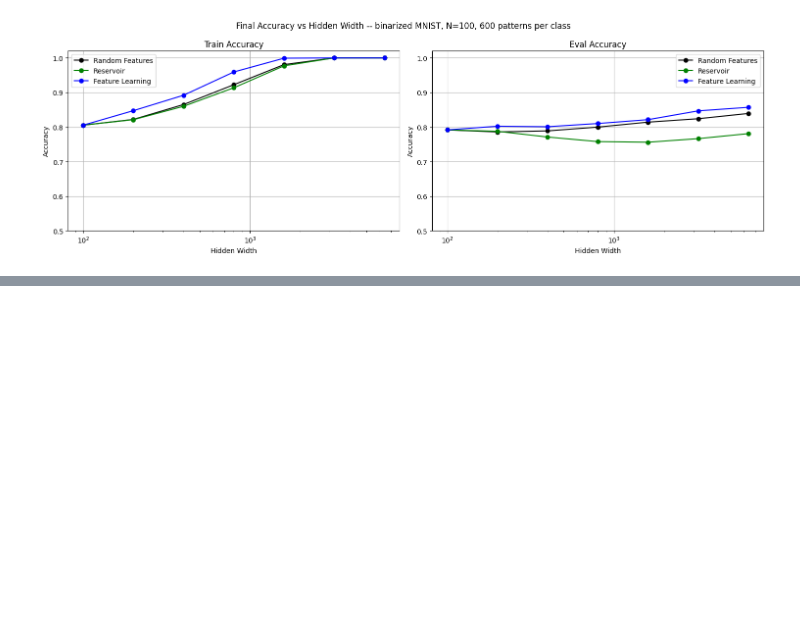
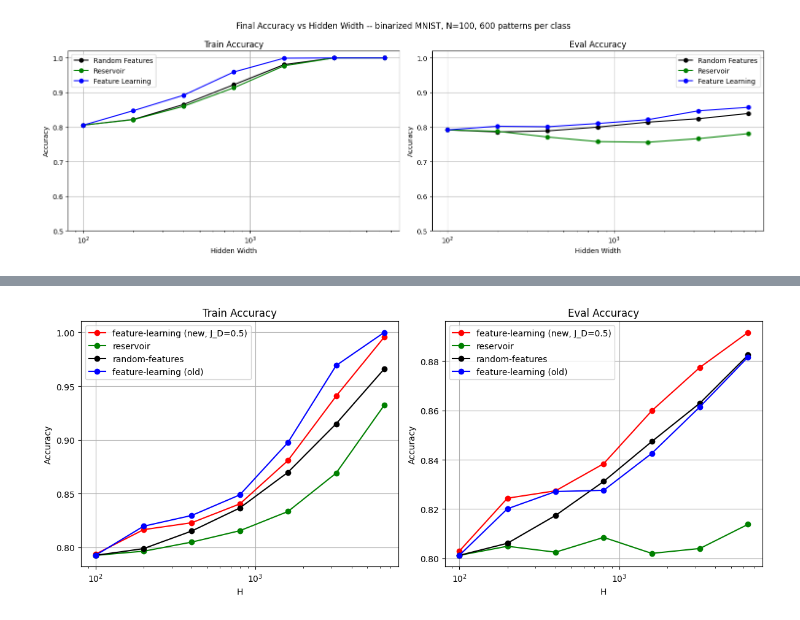
Before and after one commit to mattia-scardecchia/Biological-Learning, a Jupyter notebook: notebooks/plot.ipynb, the cells around one changed output, grey strips where cells are left out. Cells and saved outputs as stored; diff of their text form; code cells hidden in the pictures; blank space fills up the shorter version.

```diff
--- a/notebooks/plot.ipynb
+++ b/notebooks/plot.ipynb
@@ -755,0 +809,82 @@ plt.show()
+# %%
+import pandas as pd
+import matplotlib.pyplot as plt
+from matplotlib import cm
+
+# assume 'df' is already loaded with columns ['J_D','H','max_train_acc','max_eval_acc']
+P = 6000
+Hs = [100, 200, 400, 800, 1600, 3200, 6400]
+
+# — load old data —
+df_drf = pd.read_csv(
+    f"../multirun/single-layer/dynamic-features/2025-05-08-18-21-55/"
+    f"cfg:data.P={P},lambda_wback=0.0,lr=[0.0,0.0,0.1],symmetric_W=False/"
+    "grid_search_results.csv"
+)
+train_accs_drf = df_drf["max_train_acc"].values
+eval_accs_drf = df_drf["max_eval_acc"].values
+
+df_rf = pd.read_csv(
+    f"../multirun/single-layer/random-features/2025-05-08-18-25-28/"
+    f"cfg:data.P={P},init_mode=zeros,lambda_wback=0.0,lr=[0.0,0.0,0.1],"
+    "max_steps=2,symmetric_W=False/grid_search_results.csv"
+)
+train_accs_rf = df_rf["max_train_acc"].values
+eval_accs_rf = df_rf["max_eval_acc"].values
+
+df_fl = pd.read_csv(
+    f"../multirun/single-layer/feature-learning/2025-05-08-19-25-04/cfg:data.P={P},lambda_wback=1.0,lr=[0.03,0.0,0.1],symmetric_W=buggy/grid_search_results.csv"
+)
+train_accs_fl = df_fl["max_train_acc"].values
+eval_accs_fl = df_fl["max_eval_acc"].values
+
+# — select which J_D curves to plot —
+selected_jds = [0.5]
+colors = ["red", "orange", "yellow"]
+jds = sorted(selected_jds)
+cmap = cm.get_cmap("hot", len(jds))
+
+# — make subplots —
+fig, (ax1, ax2) = plt.subplots(1, 2, figsize=(12, 5), sharex=True)
+
+# new data (selected J_D)
+for i, j in enumerate(jds):
+    sub = df[df["J_D"] == j].sort_values("H")
+    ax1.plot(
+        sub["H"],
+        sub["max_train_acc"],
+        label=f"feature-learning (new, J_D={j})",
+        color=colors[i],
+        marker="o",
+    )
+    ax2.plot(
+        sub["H"],
+        sub["max_eval_acc"],
+        label=f"feature-learning (new, J_D={j})",
+        color=colors[i],
+        marker="o",
+    )
+
+# old series
+ax1.plot(Hs, train_accs_drf, label="reservoir", color="green", marker="o")
+ax1.plot(Hs, train_accs_rf, label="random-features", color="black", marker="o")
+ax1.plot(Hs, train_accs_fl, label="feature-learning (old)", color="blue", marker="o")
+ax2.plot(Hs, eval_accs_drf, label="reservoir", color="green", marker="o")
+ax2.plot(Hs, eval_accs_rf, label="random-features", color="black", marker="o")
+ax2.plot(Hs, eval_accs_fl, label="feature-learning (old)", color="blue", marker="o")
+
+# labels, titles, legends
+ax1.set(xlabel="H", title="Train Accuracy")
+ax2.set(xlabel="H", title="Eval Accuracy")
+for ax in (ax1, ax2):
+    ax.set_ylabel("Accuracy")
+    ax.set_xticks(Hs)
+    ax.set_xticklabels(Hs)
+    ax.grid()
+    ax.set_xscale("log")
+    ax.legend(loc="best")
+
+plt.tight_layout()
+plt.show()
+# %% [output]
+[figure, added]
```
Also changed, not shown: parts of 4 cells of this notebook.
